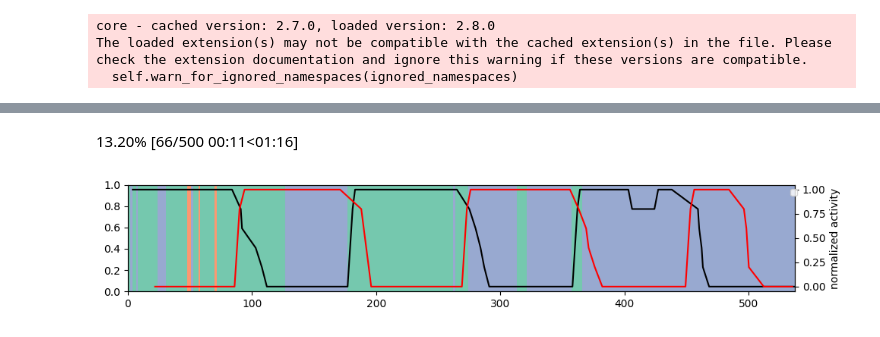
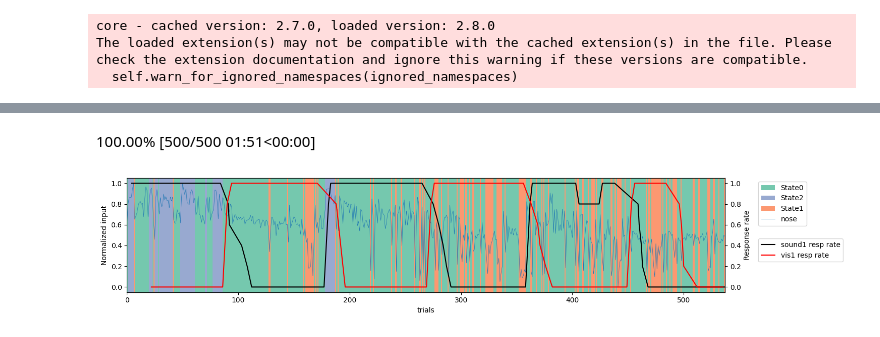
Before and after one commit to AllenSWDB/SWDB_2025_Behavior-States, a Jupyter notebook: code/Workshop-2.ipynb, the cells around one changed output, grey strips where cells are left out. Saved outputs shown, nothing was run; the diff lists cells and outputs as text; code cells hidden in the pictures.

Commit message:
Add comments, test HMM with facial features

```diff
--- a/code/Workshop-2.ipynb
+++ b/code/Workshop-2.ipynb
@@ -245,60 +277,58 @@ best_num_states = 3
+# %%
+best_num_states = np.arange(1, 8)[np.nanargmax(avg_test_log_probs)]
 # %%
 key = jr.PRNGKey(0)
 
 number_of_states = best_num_states
-
-input_data = behavior_data[['lick_counts', 'mean_speed', 'mean_pupil_area']].values
-
-final_hmm = GaussianHMM(number_of_states, input_data.shape[1], transition_matrix_stickiness=10.)
-
-params, props = final_hmm.initialize(key=key, method="kmeans", emissions=input_data)
-
-params, lps = final_hmm.fit_em(params, props, input_data, num_iters=500)
+final_hmm = GaussianHMM(number_of_states, num_dimensions, transition_matrix_stickiness=100.)
+params, param_props = final_hmm.initialize(key=key, method="kmeans", emissions=jnp.array(observations))
+params, lps = final_hmm.fit_em(params, param_props, jnp.array(observations), num_iters=500)
 # %% [output]
-13.20% [66/500 00:11<01:16]
+100.00% [500/500 01:51<00:00]
 # %%
 go_trials = np.arange(len(trials))
 
 def minmax(x):
     # Function to normalize the data for easy visualization
     return (x - np.min(x))/(np.max(x) - np.min(x))
 
 # Find the most likely discrete states given the learned model parameters
-most_likely_states = final_hmm.most_likely_states(params, input_data)
+most_likely_states = final_hmm.most_likely_states(params, observations)
 
 # Overlay the precision and recall curves on top of the inferred states
-fig, ax = plt.subplots(figsize=(10, 2))
+fig, ax = plt.subplots(figsize=(15, 3))
 cmap =sns.color_palette("Set2", best_num_states)
 bounds=np.arange(-0.5, best_num_states, 0.5)
 
 # Define state boundaries
 states = most_likely_states
 switch_trials = np.where(np.diff(states))[0]
 switch_trials = np.concatenate(([0], switch_trials, [len(go_trials)-1]))
 
 # Plot the states
 for i, trial in enumerate(switch_trials[:-1]):
     for state_no in range(best_num_states):
         if states[trial+1] == state_no:
             ax.axvspan(go_trials[trial], go_trials[switch_trials[i+1]],
                        facecolor= cmap[state_no], alpha=0.9, label = 'State' + str(state_no))
 
+ax.plot(go_trials, minmax(behavior_data['nose_median_position']), color = 'tab:blue', label="nose", lw = 0.5)
 # Overlay behavioral variables
+handles, labels = plt.gca().get_legend_handles_labels()
+by_label = dict(zip(labels, handles))
+ax.legend(by_label.values(), by_label.keys(), bbox_to_anchor = (1.05, 1), fontsize = 10)
+
+ax2 = ax.twinx()
+ax2.plot(sound1_response_rate, color = 'k', label = 'sound1 resp rate')
+ax2.plot(vis1_response_rate, color = 'r', label = 'vis1 resp rate')
+ax2.set_ylabel('Response rate')
+ax2.legend( bbox_to_anchor = (1.05, 0.5))
 
 
-ax2 = ax.twinx()
-ax2.plot(sound1_response_rate, color = 'k')
-ax2.plot(vis1_response_rate, color = 'r')
-# plt.plot(go_trials, minmax(mean_speed), color = 'r', label="Running Speed", lw = 1)
-# plt.plot(go_trials, minmax(mean_pupil_area), color = 'tab:blue', label="Pupil Area", lw = 1)
-
 # Formatting
-plt.xlim(go_trials[0], go_trials[-1])
-plt.ylabel("normalized activity")
-plt.xlabel("trials")
-handles, labels = fig.gca().get_legend_handles_labels()
-by_label = dict(zip(labels, handles))
-plt.legend(by_label.values(), by_label.keys(), bbox_to_anchor = (1.01, 1), fontsize = 8)
+ax.set_xlim(go_trials[0], go_trials[-1])
+ax.set_ylabel("Normalized input")
+ax.set_xlabel("trials")
 plt.tight_layout()
 # %% [output]
-[figure, old version]
+[figure, new version]
```
Also changed, not shown: parts of 9 cells of this notebook, 2 other files.
